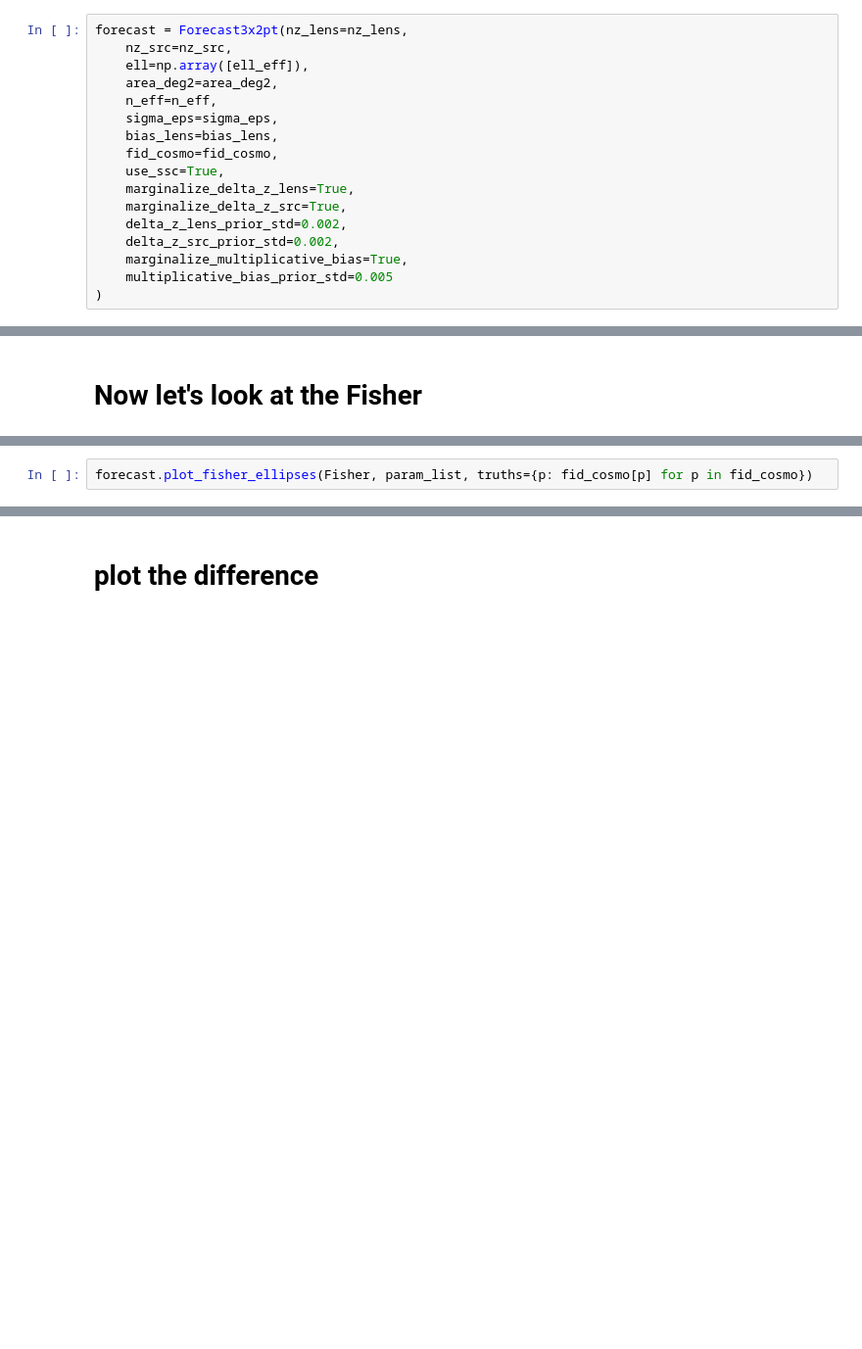
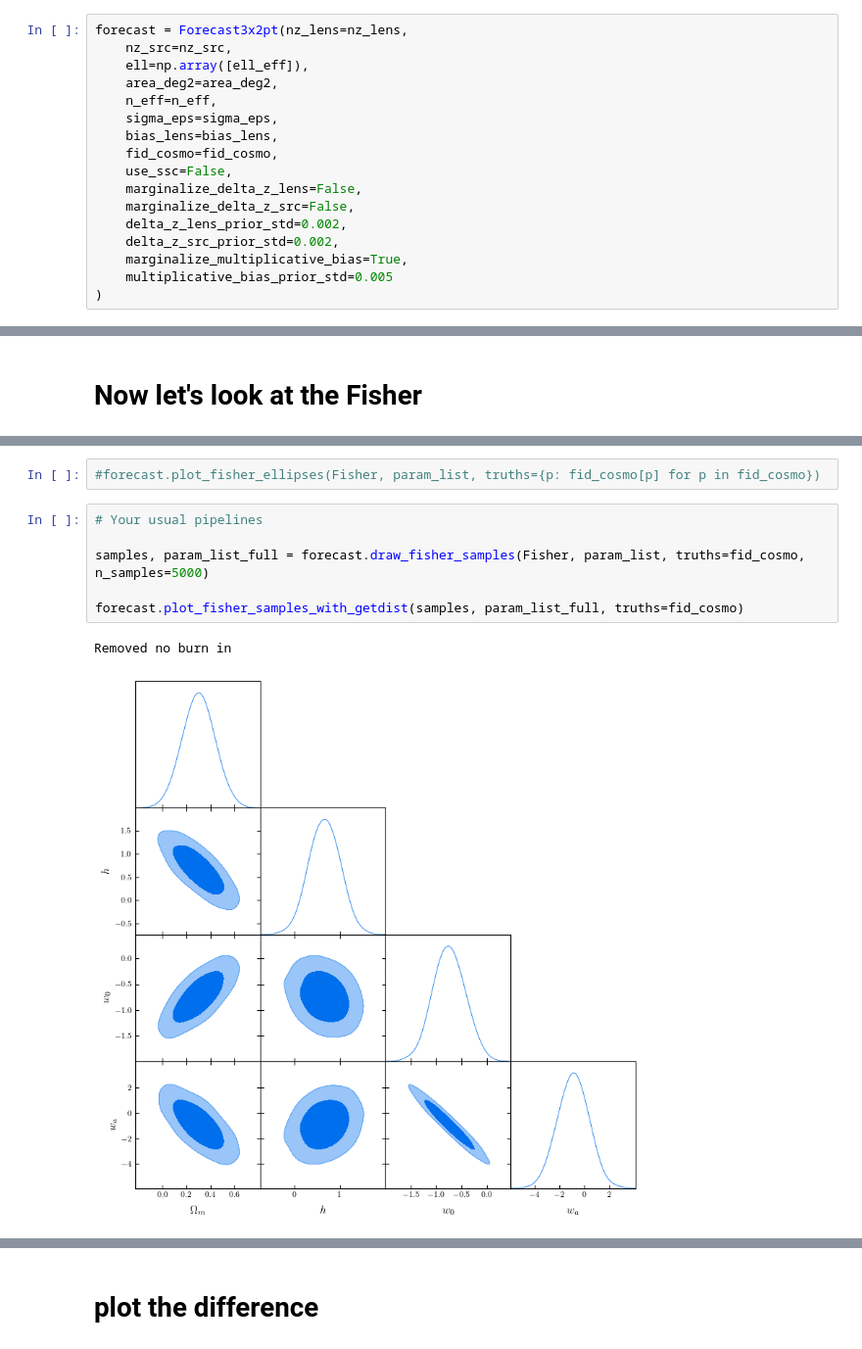
Before and after one commit to pltaylor16/SRFish, a Jupyter notebook: shear-ratio.ipynb, the cells around one changed output, grey strips where cells are left out. Shown at 98% size. Cells and saved outputs as stored; diff of their text form; blank space fills up the shorter version.

Commit message:
Added the getdist plotting routine. Results do not seem to be so good.

```diff
--- a/shear-ratio.ipynb
+++ b/shear-ratio.ipynb
@@ -707,9 +754,9 @@ forecast = Forecast3x2pt(nz_lens=nz_lens,
     sigma_eps=sigma_eps,
     bias_lens=bias_lens,
     fid_cosmo=fid_cosmo,
-    use_ssc=True,
-    marginalize_delta_z_lens=True,
-    marginalize_delta_z_src=True,
+    use_ssc=False,
+    marginalize_delta_z_lens=False,
+    marginalize_delta_z_src=False,
     delta_z_lens_prior_std=0.002,
     delta_z_src_prior_std=0.002,
     marginalize_multiplicative_bias=True,
@@ -904,2 +970,11 @@ for p, err in zip(param_list, errors):
 # %%
-forecast.plot_fisher_ellipses(Fisher, param_list, truths={p: fid_cosmo[p] for p in fid_cosmo})
+#forecast.plot_fisher_ellipses(Fisher, param_list, truths={p: fid_cosmo[p] for p in fid_cosmo})
+# %%
+# Your usual pipelines
+
+samples, param_list_full = forecast.draw_fisher_samples(Fisher, param_list, truths=fid_cosmo, n_samples=5000)
+
+forecast.plot_fisher_samples_with_getdist(samples, param_list_full, truths=fid_cosmo)
+# %% [output]
+Removed no burn in
+[figure, added]
```
Also changed, not shown: parts of 8 cells of this notebook.
